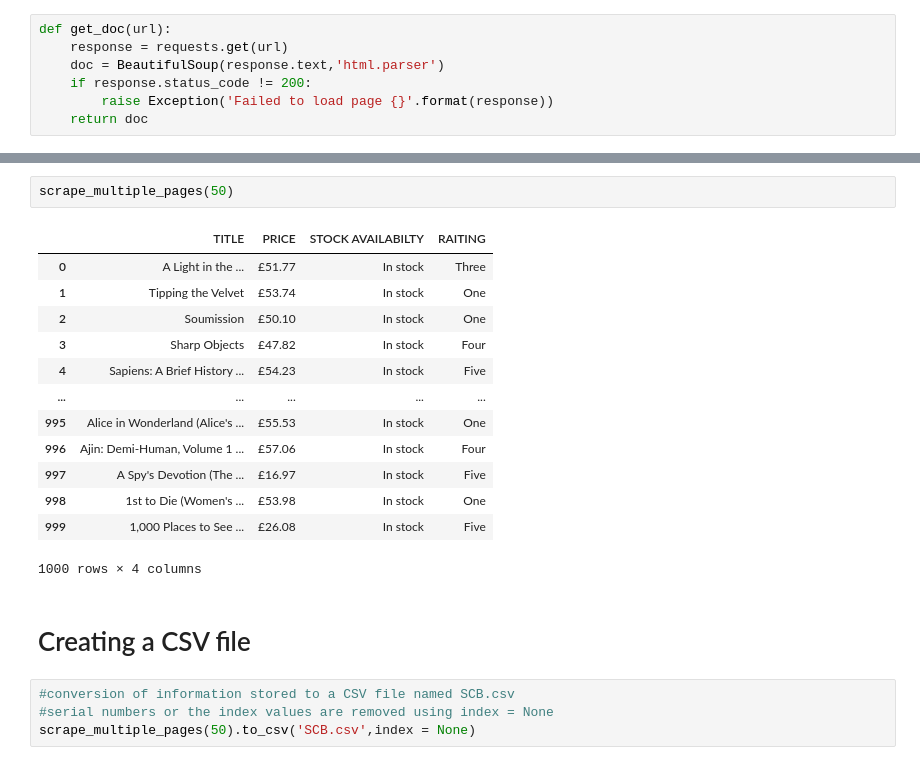
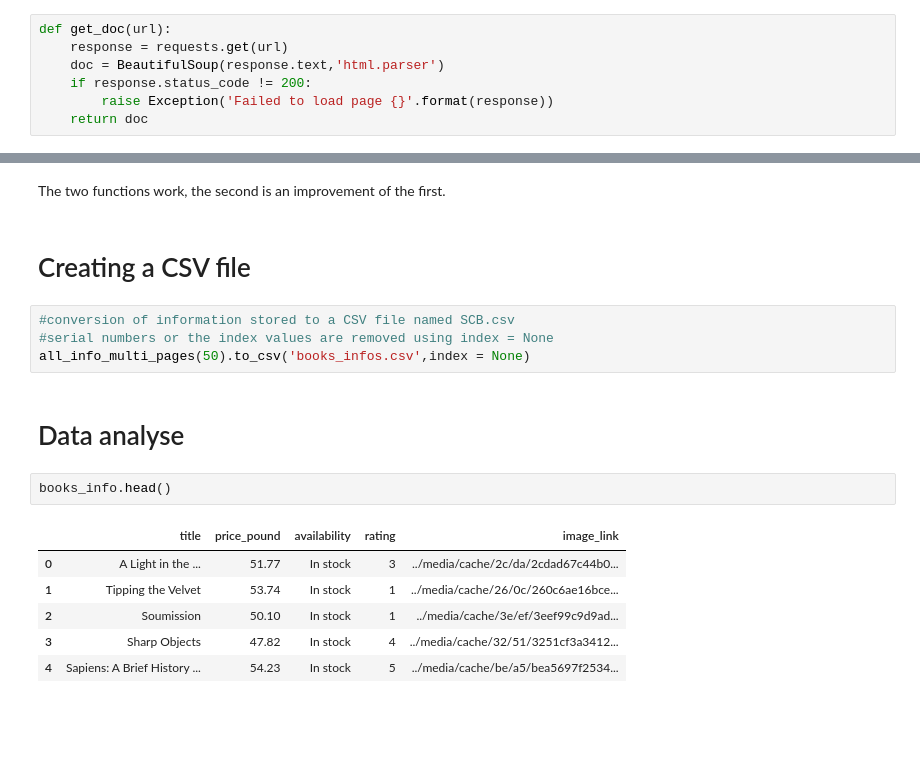
Before and after one commit to lilifull/Brief_14_Cyber_Detective, a Jupyter notebook: cyber_detective.ipynb, the cells around one changed output, grey strips where cells are left out. Saved outputs shown, nothing was run; the diff lists cells and outputs as text; blank space fills up the shorter version.

```diff
--- a/cyber_detective.ipynb
+++ b/cyber_detective.ipynb
@@ -316,22 +223,19 @@ test_multi(50)
-# %%
-scrape_multiple_pages(50)
-# %% [output]
-|  | TITLE | PRICE | STOCK AVAILABILTY | RAITING |
-| 0 | A Light in the ... | £51.77 | In stock | Three |
-| 1 | Tipping the Velvet | £53.74 | In stock | One |
-| 2 | Soumission | £50.10 | In stock | One |
-| 3 | Sharp Objects | £47.82 | In stock | Four |
-| 4 | Sapiens: A Brief History ... | £54.23 | In stock | Five |
-| ... | ... | ... | ... | ... |
-| 995 | Alice in Wonderland (Alice's ... | £55.53 | In stock | One |
-| 996 | Ajin: Demi-Human, Volume 1 ... | £57.06 | In stock | Four |
-| 997 | A Spy's Devotion (The ... | £16.97 | In stock | Five |
-| 998 | 1st to Die (Women's ... | £53.98 | In stock | One |
-| 999 | 1,000 Places to See ... | £26.08 | In stock | Five |
-1000 rows × 4 columns
+# %% [markdown]
+The two functions work, the second is an improvement of the first.
 # %% [markdown]
 # Creating a CSV file
 # %%
 #conversion of information stored to a CSV file named SCB.csv
 #serial numbers or the index values are removed using index = None
-scrape_multiple_pages(50).to_csv('SCB.csv',index = None)
+all_info_multi_pages(50).to_csv('books_infos.csv',index = None)
+# %% [markdown]
+# Data analyse
+# %%
+books_info.head()
+# %% [output]
+|  | title | price_pound | availability | rating | image_link |
+| 0 | A Light in the ... | 51.77 | In stock | 3 | ../media/cache/2c/da/2cdad67c44b0... |
+| 1 | Tipping the Velvet | 53.74 | In stock | 1 | ../media/cache/26/0c/260c6ae16bce... |
+| 2 | Soumission | 50.10 | In stock | 1 | ../media/cache/3e/ef/3eef99c9d9ad... |
+| 3 | Sharp Objects | 47.82 | In stock | 4 | ../media/cache/32/51/3251cf3a3412... |
+| 4 | Sapiens: A Brief History ... | 54.23 | In stock | 5 | ../media/cache/be/a5/bea5697f2534... |
```
Also changed, not shown: parts of 35 cells of this notebook, 1 other file.
